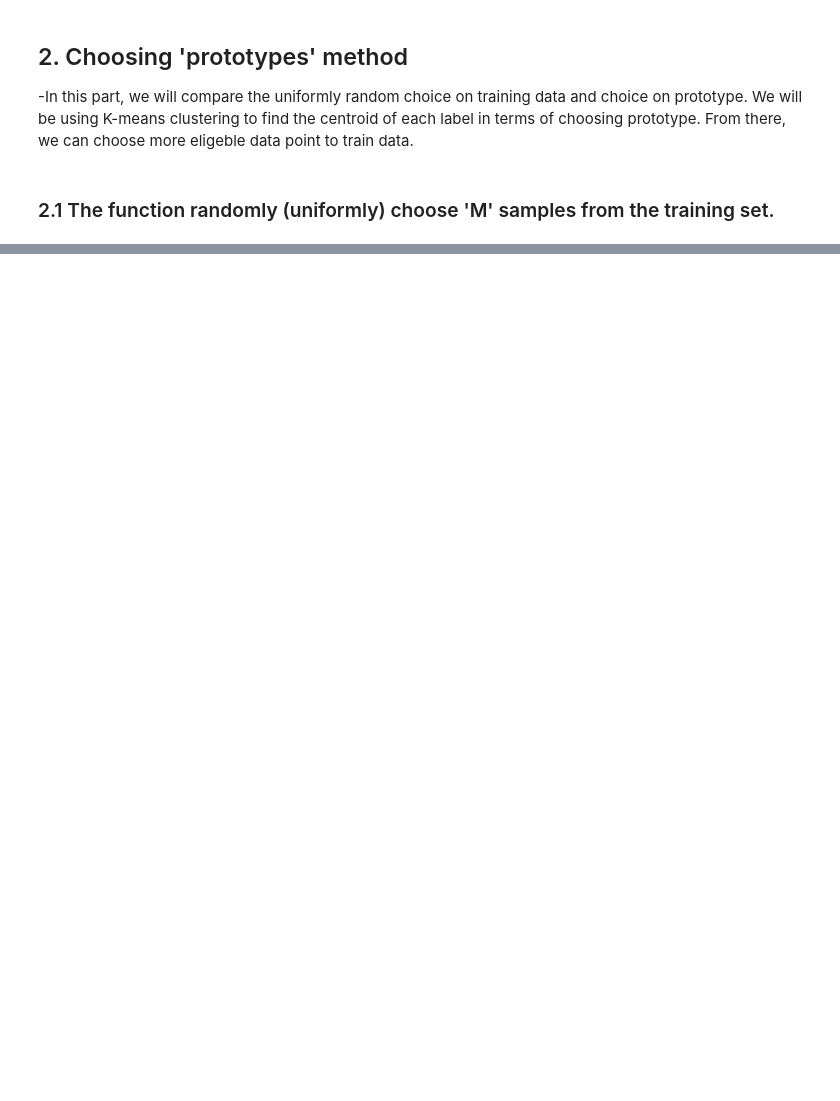
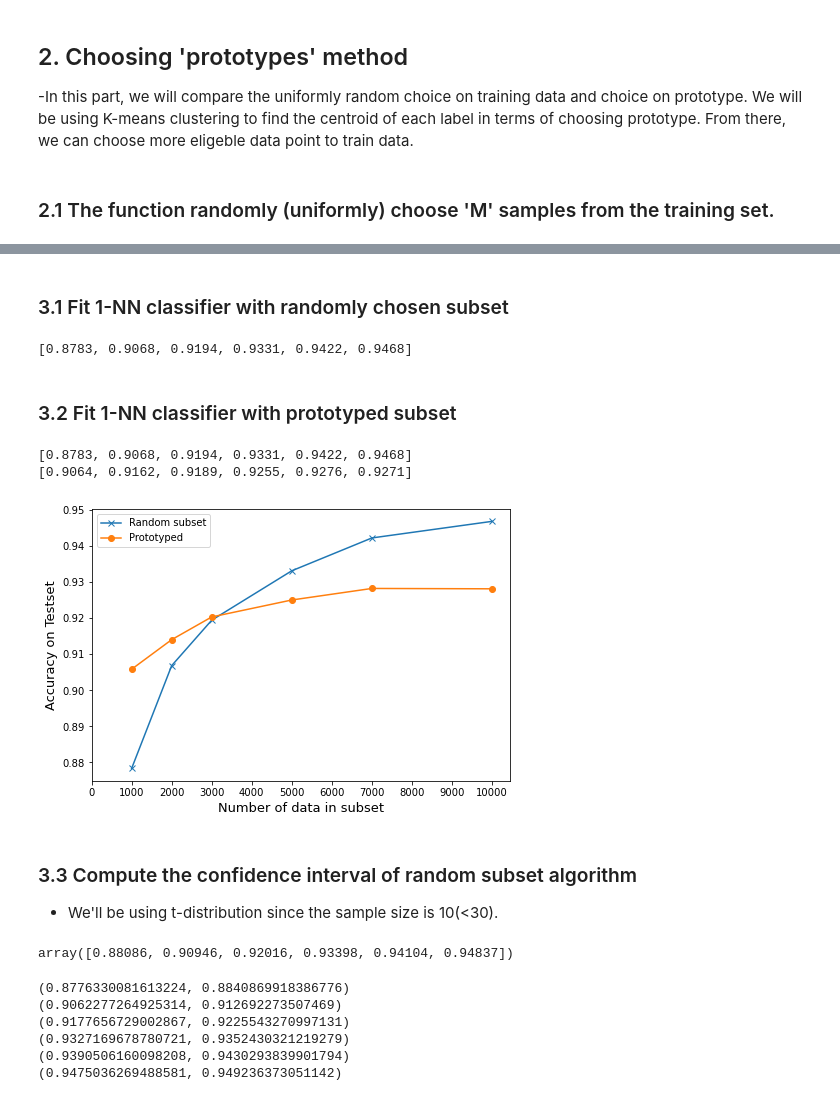
Before and after one commit to tlduf03/Prototyped-KNN, a Jupyter notebook: CSE251A project1.ipynb, the cells around one changed output, grey strips where cells are left out. Saved outputs shown, nothing was run; the diff lists cells and outputs as text; code cells hidden in the pictures; blank space fills up the shorter version.

Commit message:
Update CSE251A project1.ipynb
version with test result

```diff
--- a/CSE251A project1.ipynb
+++ b/CSE251A project1.ipynb
@@ -175,0 +95,4 @@ def my_algorithm2(X_train, y_train, M):
+# %%
+def get_indices_closest_points(M, tree, target_data):
+    dist, idx = np.squeeze(tree.query(target_data[:],k=M))
+    return idx.astype(int)
@@ -182,0 +289,53 @@ print("Algorithm runs in %.3f s" % run_time)
+# %% [markdown]
+### 3.1 Fit 1-NN classifier with randomly chosen subset
+# %%
+M = [1000, 2000, 3000, 5000, 7000, 10000]
+knn = KNeighborsClassifier(n_neighbors=1)
+
+#random choose phase
+accuracy = []
+for subsize in M:
+    subX1, subY1 = rand_prototype(X_train,y_train,subsize)
+    knn.fit(subX1,subY1)
+    y_predict1 = knn.predict(X_test)
+#     y_test = [int(n) for n in y_test]
+    temp_accuracy = metrics.accuracy_score(y_predict1,y_test)
+    accuracy.append(temp_accuracy)
+accuracy
+# %% [output]
+[0.8783, 0.9068, 0.9194, 0.9331, 0.9422, 0.9468]
+# %% [markdown]
+### 3.2 Fit 1-NN classifier with prototyped subset
+# %%
+# prototyping phase
+my_accuracy = []
+for subsize in M:
+    subX, subY = my_algorithm1(X_train, y_train, subsize)
+    knn.fit(subX,subY)
+    y_predict2 = knn.predict(X_test)
+    y_test = [int(n) for n in y_test]
+    temp_accuracy = metrics.accuracy_score(y_predict2,y_test)
+    my_accuracy.append(temp_accuracy)
+# %%
+print(accuracy)
+print(my_accuracy)
+# %% [output]
+[0.8783, 0.9068, 0.9194, 0.9331, 0.9422, 0.9468]
+[0.9064, 0.9162, 0.9189, 0.9255, 0.9276, 0.9271]
+# %%
+plt.rcParams["figure.figsize"] = [7.50, 5]
+
+plt.plot(M,accuracy, marker='x')
+plt.plot(M,my_accuracy, marker='o')
+
+plt.legend(['Random subset','Prototyped'])
+plt.xlabel('Number of data in subset', fontsize='13')
+plt.ylabel('Accuracy on Testset', fontsize='13')
+
+plt.xticks(np.arange(0,11000,1000))
+plt.show()
+# %% [output]
+[figure, added]
+# %% [markdown]
+### 3.3 Compute the confidence interval of random subset algorithm
+- We'll be using t-distribution since the sample size is 10(<30).
@@ -182,0 +368,18 @@ print("Algorithm runs in %.3f s" % run_time)
+# %%
+sample_mean
+# %% [output]
+array([0.88086, 0.90946, 0.92016, 0.93398, 0.94104, 0.94837])
+# %%
+print(st.t.interval(alpha=0.95,df=len(acc1000)-1, loc=sample_mean[0],scale=st.sem(acc1000)))
+print(st.t.interval(alpha=0.95,df=len(acc2000)-1, loc=sample_mean[1],scale=st.sem(acc2000)))
+print(st.t.interval(alpha=0.95,df=len(acc3000)-1, loc=sample_mean[2],scale=st.sem(acc3000)))
+print(st.t.interval(alpha=0.95,df=len(acc5000)-1, loc=sample_mean[3],scale=st.sem(acc5000)))
+print(st.t.interval(alpha=0.95,df=len(acc7000)-1, loc=sample_mean[4],scale=st.sem(acc7000)))
+print(st.t.interval(alpha=0.95,df=len(acc10000)-1, loc=sample_mean[5],scale=st.sem(acc10000)))
+# %% [output]
+(0.8776330081613224, 0.8840869918386776)
+(0.9062277264925314, 0.912692273507469)
+(0.9177656729002867, 0.9225543270997131)
+(0.9327169678780721, 0.9352430321219279)
+(0.9390506160098208, 0.9430293839901794)
+(0.9475036269488581, 0.949236373051142)
```
Also changed, not shown: parts of 27 cells of this notebook.
